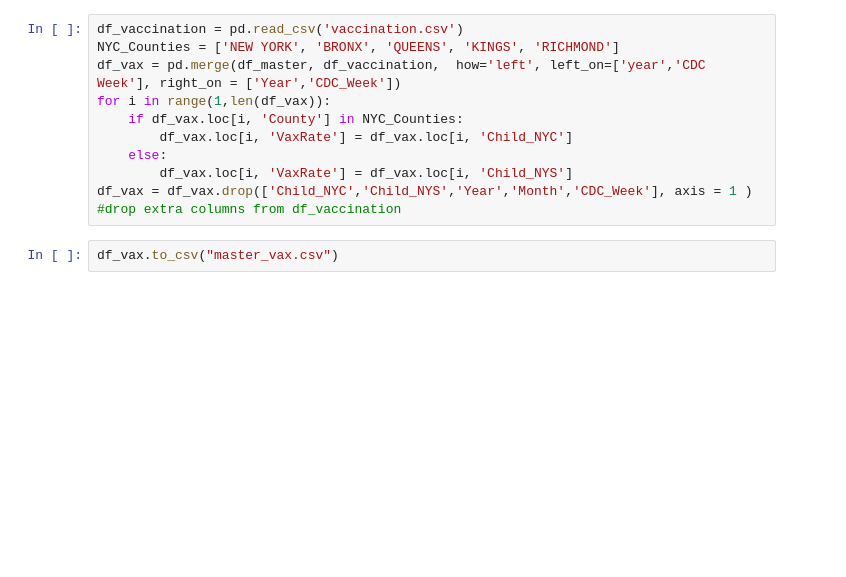
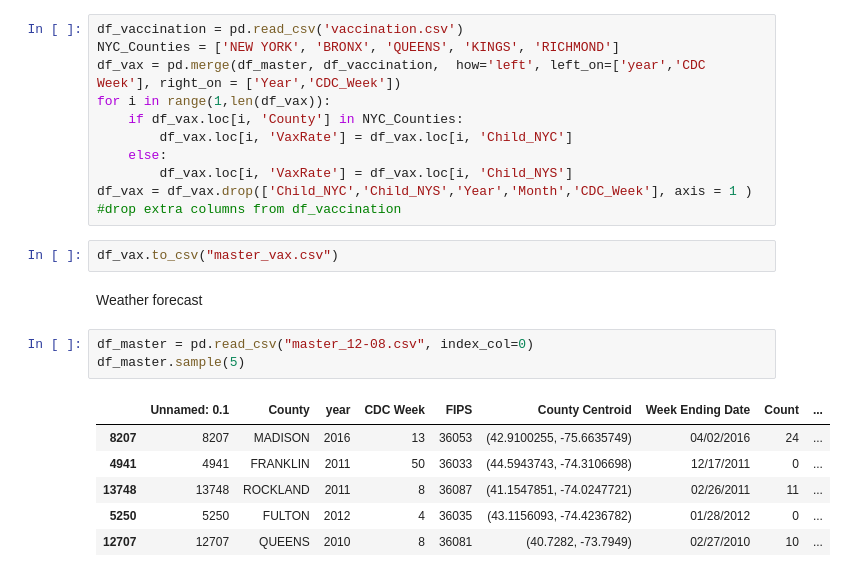
Before and after one commit to shivasanketh-rm/InfluenzaOutbreaks, a Jupyter notebook: InfluenzaOutbreak_DataPreparation.ipynb, the cells around one changed output. Saved outputs shown, nothing was run; the diff lists cells and outputs as text; blank space fills up the shorter version.

Commit message:
Weather Forecast merge

```diff
--- a/InfluenzaOutbreak_DataPreparation.ipynb
+++ b/InfluenzaOutbreak_DataPreparation.ipynb
@@ -242,3 +242,15 @@ for i in range(1,len(df_vax)):
 df_vax = df_vax.drop(['Child_NYC','Child_NYS','Year','Month','CDC_Week'], axis = 1 ) #drop extra columns from df_vaccination
 # %%
 df_vax.to_csv("master_vax.csv")
+# %% [markdown]
+Weather forecast
+# %%
+df_master = pd.read_csv("master_12-08.csv", index_col=0)
+df_master.sample(5)
+# %% [output]
+|  | Unnamed: 0.1 | County | year | CDC Week | FIPS | County Centroid | Week Ending Date | Count | ... |
+| 8207 | 8207 | MADISON | 2016 | 13 | 36053 | (42.9100255, -75.6635749) | 04/02/2016 | 24 | ... |
+| 4941 | 4941 | FRANKLIN | 2011 | 50 | 36033 | (44.5943743, -74.3106698) | 12/17/2011 | 0 | ... |
+| 13748 | 13748 | ROCKLAND | 2011 | 8 | 36087 | (41.1547851, -74.0247721) | 02/26/2011 | 11 | ... |
+| 5250 | 5250 | FULTON | 2012 | 4 | 36035 | (43.1156093, -74.4236782) | 01/28/2012 | 0 | ... |
+| 12707 | 12707 | QUEENS | 2010 | 8 | 36081 | (40.7282, -73.7949) | 02/27/2010 | 10 | ... |
```
Also changed, not shown: parts of 2 cells of this notebook.
